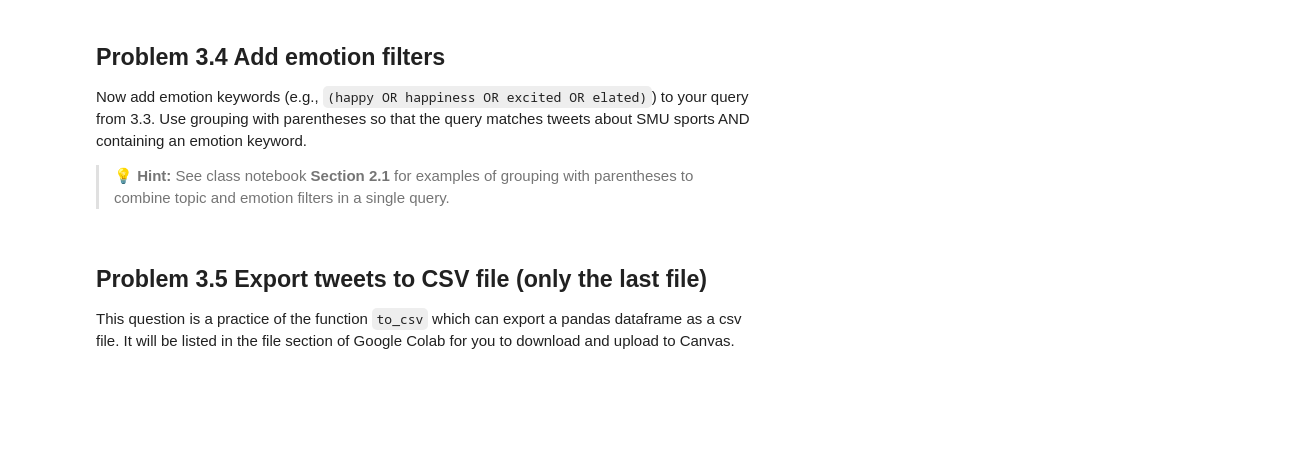
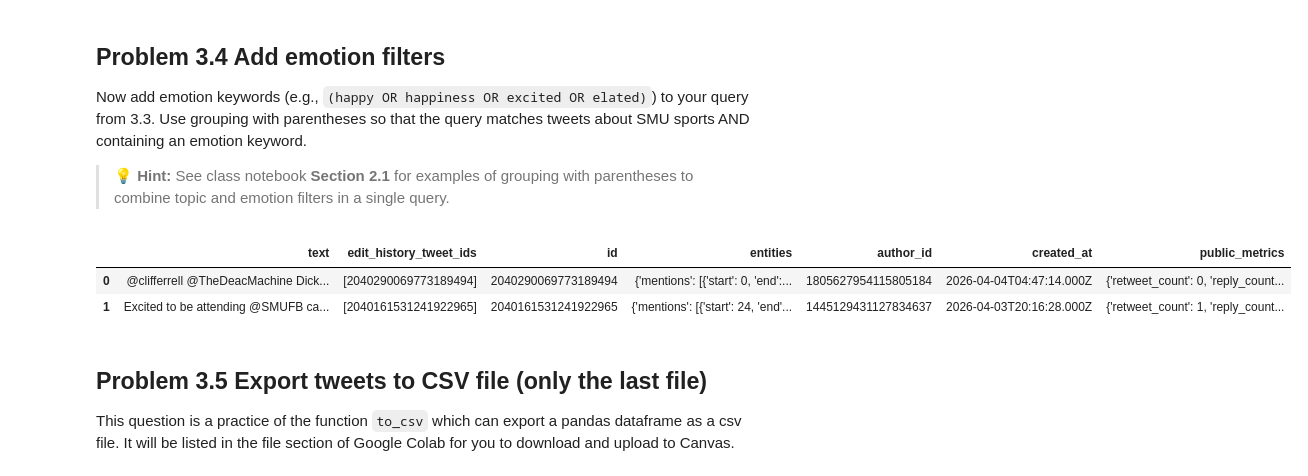
Before and after one commit to erobles600/WebAnalyticsHW, a Jupyter notebook: ITOM6219_HW4.ipynb, the cells around one changed output. Saved outputs shown, nothing was run; the diff lists cells and outputs as text; code cells hidden in the pictures; blank space fills up the shorter version.

```diff
--- a/ITOM6219_HW4.ipynb
+++ b/ITOM6219_HW4.ipynb
@@ -646,12 +677,16 @@ Now add emotion keywords (e.g., `(happy OR happiness OR excited OR elated)`) to
 > 💡 **Hint:** See class notebook **Section 2.1** for examples of grouping with parentheses to combine topic and emotion filters in a single query.
 # %%
 tweets_dict = search_tweets_by_topic(
-    topic="", # Fill in your query here
+    topic="(SMU Football) (happy OR excited OR favorite) OR (SMU Basketball) (happy OR excited OR favorite)", # Fill in your query here
     include_mentions=False,
     max_results=10
 )
 tweets_df = pd.DataFrame(tweets_dict['data'])
 tweets_df
+# %% [output]
+|  | text | edit_history_tweet_ids | id | entities | author_id | created_at | public_metrics |
+| 0 | @clifferrell @TheDeacMachine Dick... | [2040290069773189494] | 2040290069773189494 | {'mentions': [{'start': 0, 'end':... | 1805627954115805184 | 2026-04-04T04:47:14.000Z | {'retweet_count': 0, 'reply_count... |
+| 1 | Excited to be attending @SMUFB ca... | [2040161531241922965] | 2040161531241922965 | {'mentions': [{'start': 24, 'end'... | 1445129431127834637 | 2026-04-03T20:16:28.000Z | {'retweet_count': 1, 'reply_count... |
 # %% [markdown]
 ## Problem 3.5 Export tweets to CSV file (only the last file)
 
```
Also changed, not shown: parts of 6 cells of this notebook.
